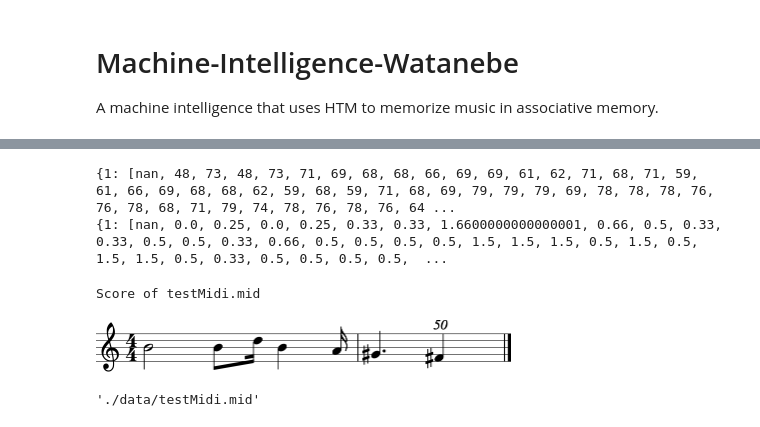
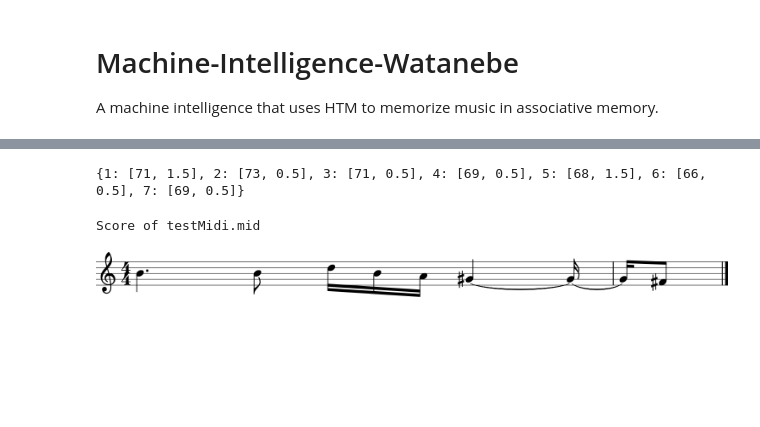
Before and after one commit to PonDad/Machine-Intelligence-Watanebe, a Jupyter notebook: mi-watanebe-1.ipynb, the cells around one changed output, grey strips where cells are left out. Saved outputs shown, nothing was run; the diff lists cells and outputs as text; code cells hidden in the pictures; blank space fills up the shorter version.

```diff
--- a/mi-watanebe-1.ipynb
+++ b/mi-watanebe-1.ipynb
@@ -39,5 +35,0 @@ Music file ./data/parseMidi.mid loaded!
-# %%
-notes = []
-for i in range(len(pitch)):
-    notes.append([pitch[i],quarterLength[i]])
-print(notes)
@@ -91,7 +67,6 @@ SDR( 24 ) 10, 11, 12
 # %%
-for i in range(len(notes)):
-    pitchBits        = encPitch.encode(notes[i][0])
-    lengthBits = encLength.encode(notes[i][1])
+for i in range(len(notesDict)):
+    pitchBits        = encPitch.encode(notesDict[i][0])
+    lengthBits = encLength.encode(notesDict[i][1])
 
     encoding = SDR( dimensions = (48, ) ).concatenate([pitchBits, lengthBits])
-    print(encoding)
@@ -136,65 +93,48 @@ tm = TM(
     activationThreshold=8,
 )
 # %%
-pitchPredictor = Predictor( steps=[1,2,3,4,5,6,7], alpha=0.1)
-pitchResolution = 1
-pitchMinimum = 48
-lenghPredictor = Predictor( steps=[1,2,3,4,5,6,7], alpha=0.1)
-lenghResolution = 0.01
-lenghMinimum = 0
+predictor = Predictor( steps=[1,2,3,4,5,6,7], alpha=0.1)
 # %%
-pitchPredictions = {1: [], 2: [], 3: [], 4: [], 5: [], 6: [], 7: []}
-lengthPredictions = {1: [], 2: [], 3: [], 4: [], 5: [], 6: [], 7: []}
-for j in range(5):
-    for i in range(len(notes)):
-        pitchBits        = encPitch.encode(notes[i][0])
-        lengthBits = encLength.encode(notes[i][1])
+predictions = {1: [], 2: [], 3: [], 4: [], 5: [], 6: [], 7: []}
+for i in range(len(notesDict)):
+    pitchBits        = encPitch.encode(notesDict[i][0])
+    lengthBits = encLength.encode(notesDict[i][1])
 
-        inputSDR = SDR( dimensions = (48, ) ).concatenate([pitchBits, lengthBits])
-        sp.compute(inputSDR, True, activeSDR)
+    inputSDR = SDR( dimensions = (48, ) ).concatenate([pitchBits, lengthBits])
+    sp.compute(inputSDR, True, activeSDR)
 
-        tm.compute( activeSDR, learn=True)
+    tm.compute( activeSDR, learn=True)
 
-        pitchPredictor.learn(i+len(notes)*j, tm.getActiveCells() , int((notes[i][0] - pitchMinimum) / pitchResolution))
+    predictor.learn(i, tm.getActiveCells() ,list(notesDict)[i])
 
-        pitchPdf = pitchPredictor.infer( tm.getActiveCells() )
-        for n in (1,2,3,4,5,6,7):
-            if pitchPdf[n]:
-                pitchPredictions[n].append( np.argmax( pitchPdf[n] ) * pitchResolution + pitchMinimum )
-            else:
-                pitchPredictions[n].append(float('nan'))
+    pdf = predictor.infer( tm.getActiveCells() )
+    for n in (1,2,3,4,5,6,7):
+        if pdf[n]:
+            predictions[n]=notesDict[list(notesDict)[np.argmax( pdf[n] )] ]
+        else:
+            predictions[n]=float('nan')
 
-        lenghPredictor.learn(i+len(notes)*j, tm.getActiveCells() , int((notes[i][1] - lenghMinimum) / lenghResolution))
-
-        lengthPdf = lenghPredictor.infer( tm.getActiveCells() )
-        for m in (1,2,3,4,5,6,7):
-            if lengthPdf[m]:
-                lengthPredictions[m].append( np.argmax( lengthPdf[m] ) * lenghResolution + lenghMinimum )
-            else:
-                lengthPredictions[m].append(float('nan'))
-
-print(pitchPredictions)
-print(lengthPredictions)
+print(predictions)
 # %% [output]
-{1: [nan, 48, 73, 48, 73, 71, 69, 68, 68, 66, 69, 69, 61, 62, 71, 68, 71, 59, 61, 66, 69, 68, 68, 62, 59, 68, 59, 71, 68, 69, 79, 79, 79, 69, 78, 78, 78, 76, 76, 78, 68, 71, 79, 74, 78, 76, 78, 76, 64 ...
-{1: [nan, 0.0, 0.25, 0.0, 0.25, 0.33, 0.33, 1.6600000000000001, 0.66, 0.5, 0.33, 0.33, 0.5, 0.5, 0.33, 0.66, 0.5, 0.5, 0.5, 0.5, 1.5, 1.5, 1.5, 0.5, 1.5, 0.5, 1.5, 1.5, 0.5, 0.33, 0.5, 0.5, 0.5, 0.5,  ...
+{1: [71, 1.5], 2: [73, 0.5], 3: [71, 0.5], 4: [69, 0.5], 5: [68, 1.5], 6: [66, 0.5], 7: [69, 0.5]}
 # %%
 #trainNotes[[71, 1.5], [71, 0.333333], [73, 0.25], [71, 0.5], [69, 0.333333], [68, 1.666667], [66, 0.5]]
-testNotes =[[71, 2], [71, 0.5], [74, 0.25], [71, 1], [69, 0.25], [68, 1.5], [66, 0.66]]
+
+testNotesDict ={0:[71, 1.5], 1:[71, 0.5], 2:[74, 0.25], 3:[71, 0.25], 4:[69, 0.25], 5:[68, 1.5], 6:[66, 0.5]}
 # %%
 s2 = stream.Stream()
 
-for n in range(len(testNotes)):
-    noteMidi = testNotes[n][0]
-    noteLength=testNotes[n][1]
+for n in range(len(list(testNotesDict))):
+    noteMidi = testNotesDict[n][0]
+    noteLength=testNotesDict[n][1]
     n = note.Note(midi=noteMidi,quarterLength = noteLength)
 
     s2.append(n)
 
 print("Score of testMidi.mid")
 s2.show()
-s2.write("midi","./data/testMidi.mid")
+StreamPlayer=midi.realtime.StreamPlayer(s2)
+StreamPlayer.play()
 # %% [output]
 Score of testMidi.mid
-[figure, old version]
+[figure, new version]
-'./data/testMidi.mid'
```
Also changed, not shown: parts of 12 cells of this notebook, 12 other files.
